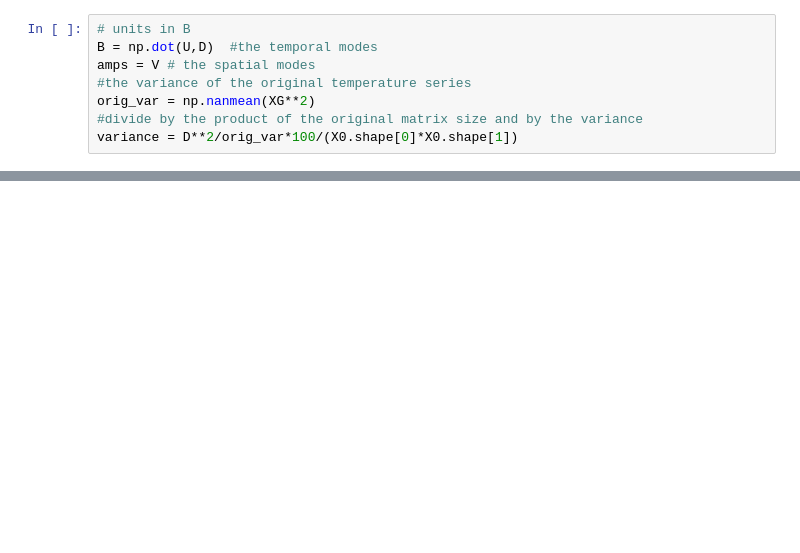
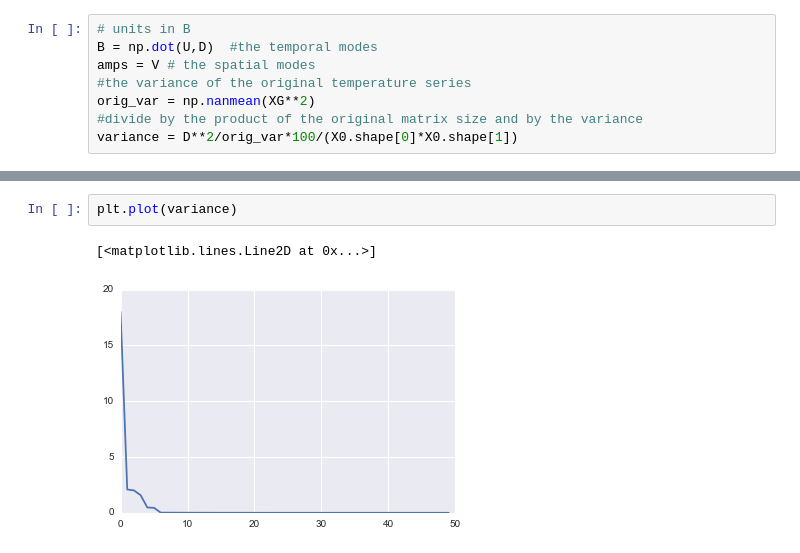
Before and after one commit to klapo/CalRad, a Jupyter notebook: naneof_BR2003.notebook.ipynb, the cells around one changed output, grey strips where cells are left out. Saved outputs shown, nothing was run; the diff lists cells and outputs as text; blank space fills up the shorter version.

```diff
--- a/naneof_BR2003.notebook.ipynb
+++ b/naneof_BR2003.notebook.ipynb
@@ -245,0 +245,5 @@ for ind,ax in enumerate(axes.flatten()):
+# %%
+plt.plot(variance)
+# %% [output]
+[<matplotlib.lines.Line2D at 0x...>]
+[figure, added]
```
Also changed, not shown: parts of 6 cells of this notebook, 1 other file.
